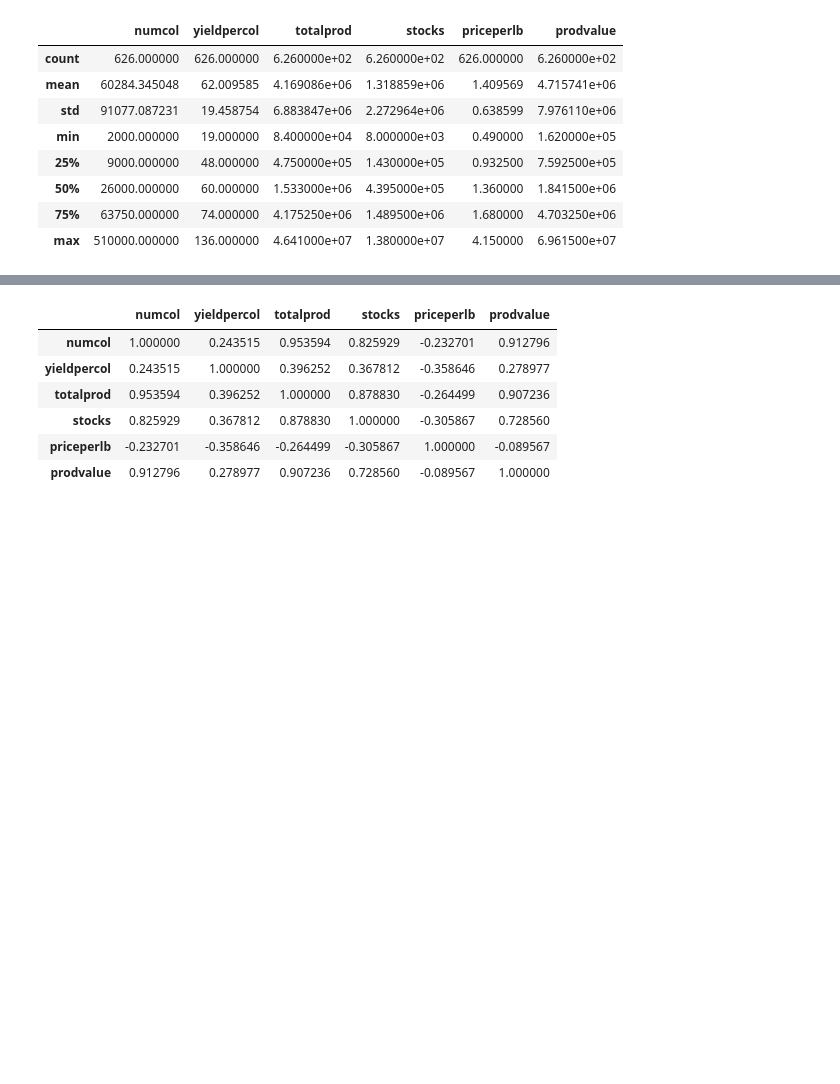
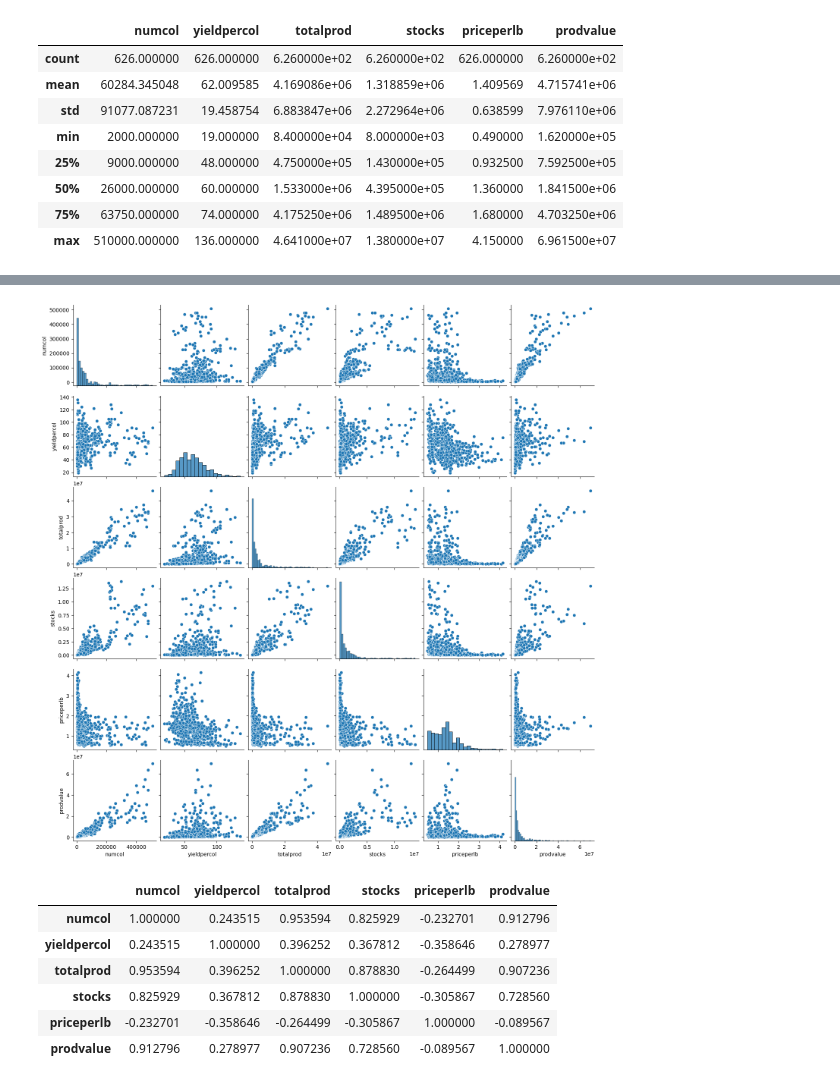
Before and after one commit to darsh996/Honey_Case_Study, a Jupyter notebook: Honey_Case_Study.ipynb, the cells around one changed output, grey strips where cells are left out. Drawn from its saved outputs; the diff is of its cells as text; code cells hidden in the pictures; blank space fills up the shorter version.

```diff
--- a/Honey_Case_Study.ipynb
+++ b/Honey_Case_Study.ipynb
@@ -65,6 +81,8 @@ nyrdata.describe()
 # %%
-sns.pairplot(nyrdata,diag_kind='kde')
+sns.pairplot(nyrdata)
 plt.show()
+# %% [output]
+[figure, added]
 # %%
 allcorln = nyrdata.corr()
 allcorln
```
Also changed, not shown: parts of 18 cells of this notebook.
